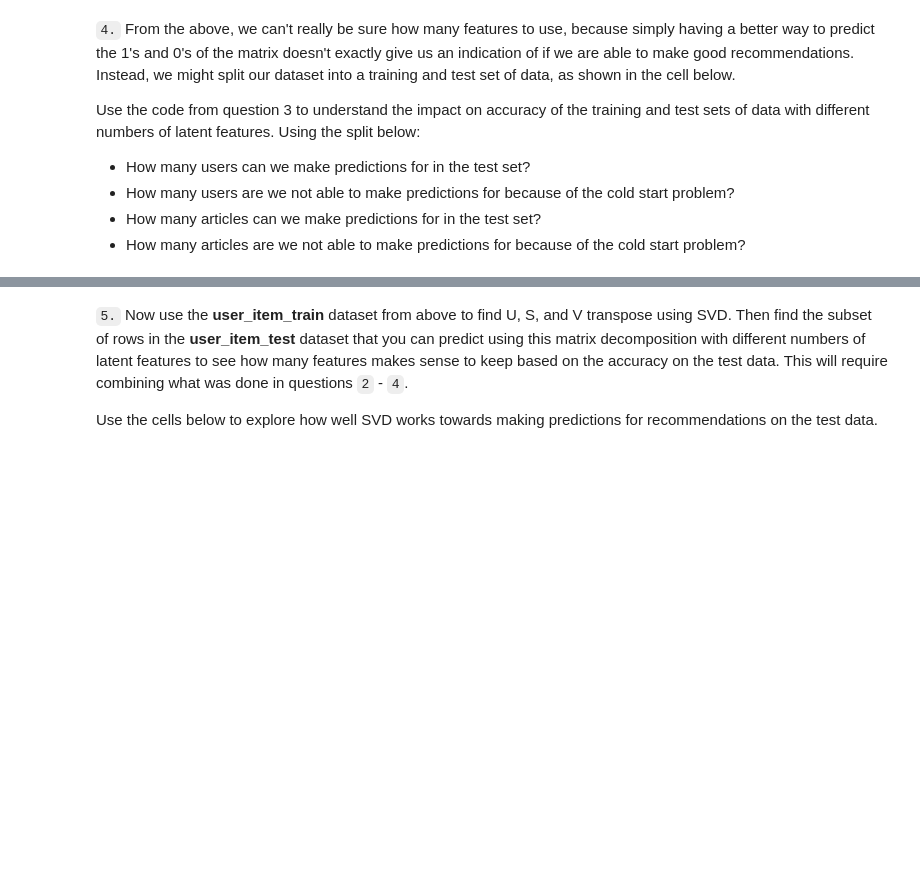
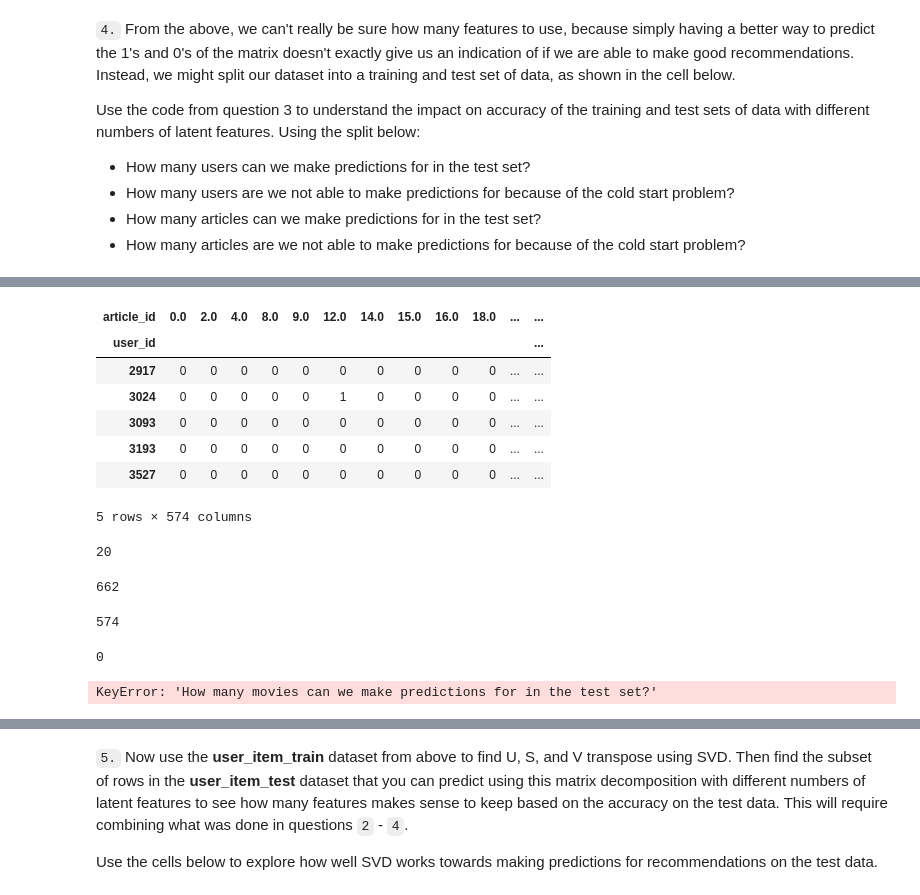
Before and after one commit to venkataramanagorle/Udacity-Nanodegree-Data-Scientist-For-Enterprise, a Jupyter notebook: Project 6/Recommendations_with_IBM.ipynb, the cells around one changed output, grey strips where cells are left out. Drawn from its saved outputs; the diff is of its cells as text; code cells hidden in the pictures; blank space fills up the shorter version.

```diff
--- a/Project 6/Recommendations_with_IBM.ipynb
+++ b/Project 6/Recommendations_with_IBM.ipynb
@@ -683,6 +701,11 @@ def create_test_and_train_user_item(df_train, df_test):
 
     '''
     # Your code here
+    user_item_train = create_user_item_matrix(df_train)
+    user_item_test  = create_user_item_matrix(df_test)
+
+    test_idx = list(set(user_item_test.index))
+    test_arts = list(set(user_item_test.columns))
 
     return user_item_train, user_item_test, test_idx, test_arts
 
@@ -690,3 +724,34 @@ user_item_train, user_item_test, test_idx, test_arts = create_test_and_train_use
+# %%
+user_item_test.head()
+# %% [output]
+| article_id | 0.0 | 2.0 | 4.0 | 8.0 | 9.0 | 12.0 | 14.0 | 15.0 | 16.0 | 18.0 | ... | ... |
+| user_id |  |  |  |  |  |  |  |  |  |  |  | ... |
+| 2917 | 0 | 0 | 0 | 0 | 0 | 0 | 0 | 0 | 0 | 0 | ... | ... |
+| 3024 | 0 | 0 | 0 | 0 | 0 | 1 | 0 | 0 | 0 | 0 | ... | ... |
+| 3093 | 0 | 0 | 0 | 0 | 0 | 0 | 0 | 0 | 0 | 0 | ... | ... |
+| 3193 | 0 | 0 | 0 | 0 | 0 | 0 | 0 | 0 | 0 | 0 | ... | ... |
+| 3527 | 0 | 0 | 0 | 0 | 0 | 0 | 0 | 0 | 0 | 0 | ... | ... |
+5 rows × 574 columns
+# %%
+#How many users can we make predictions for in the test set?
+len(set(user_item_test.index) & set(user_item_train.index))
+# %% [output]
+20
+# %%
+#How many users are we not able to make predictions for because of the cold start problem?
+len(set(user_item_test.index) - set(user_item_train.index))
+# %% [output]
+662
+# %%
+#How many articles can we make predictions for in the test set?
+len(set(user_item_test.columns) & set(user_item_train.columns))
+# %% [output]
+574
+# %%
+#How many articles are we not able to make predictions for because of the cold start problem?
+len(set(user_item_test.columns) - set(user_item_train.columns))
+# %% [output]
+0
 # %%
 # Replace the values in the dictionary below
 a = 662
@@ -696,10 +761,12 @@ d = 0
 
 
 sol_4_dict = {
-    'How many users can we make predictions for in the test set?': # letter here,
-    'How many users in the test set are we not able to make predictions for because of the cold start problem?': # letter here,
-    'How many articles can we make predictions for in the test set?': # letter here,
-    'How many articles in the test set are we not able to make predictions for because of the cold start problem?': # letter here
+    'How many users can we make predictions for in the test set?':c, # letter here,
+    'How many users in the test set are we not able to make predictions for because of the cold start problem?': a,# letter here,
+    'How many articles can we make predictions for in the test set?': b,# letter here,
+    'How many articles in the test set are we not able to make predictions for because of the cold start problem?': d# letter here
 }
 
 t.sol_4_test(sol_4_dict)
+# %% [output]
+KeyError: 'How many movies can we make predictions for in the test set?'
```
Also changed, not shown: parts of 21 cells of this notebook.
